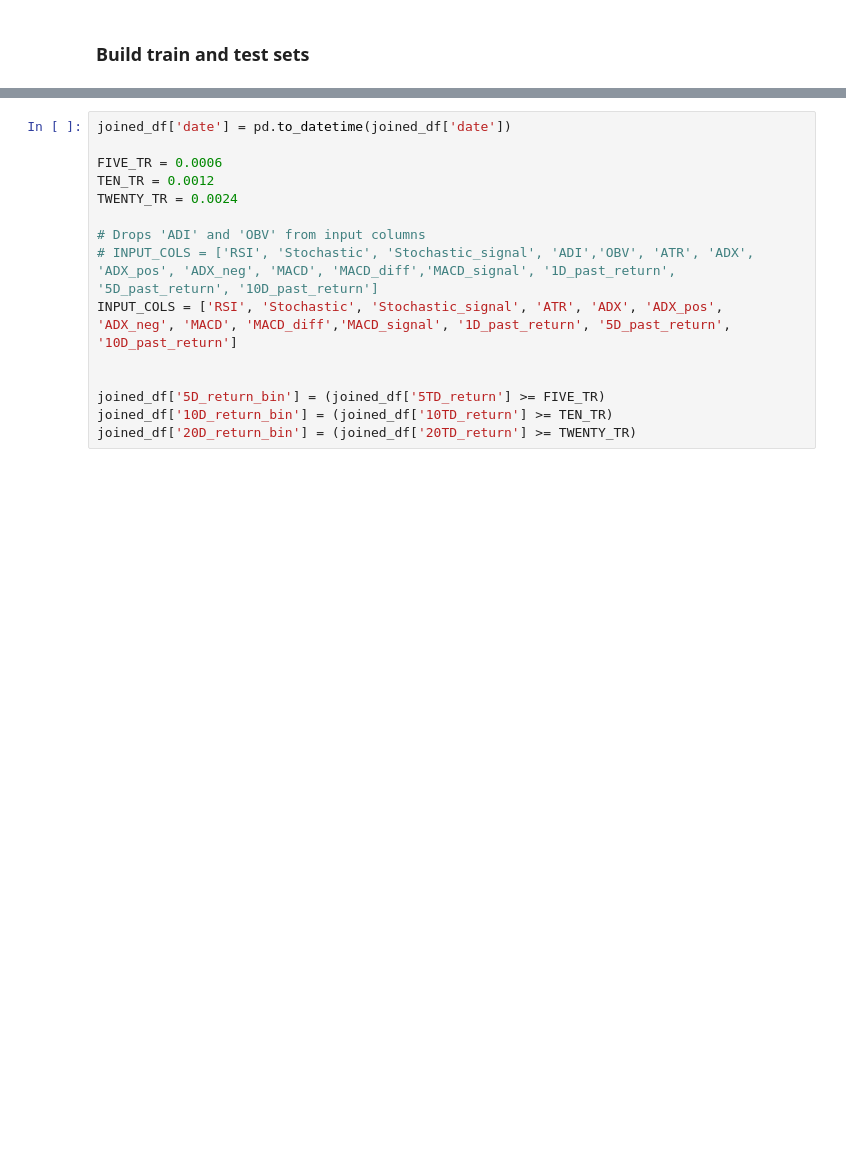
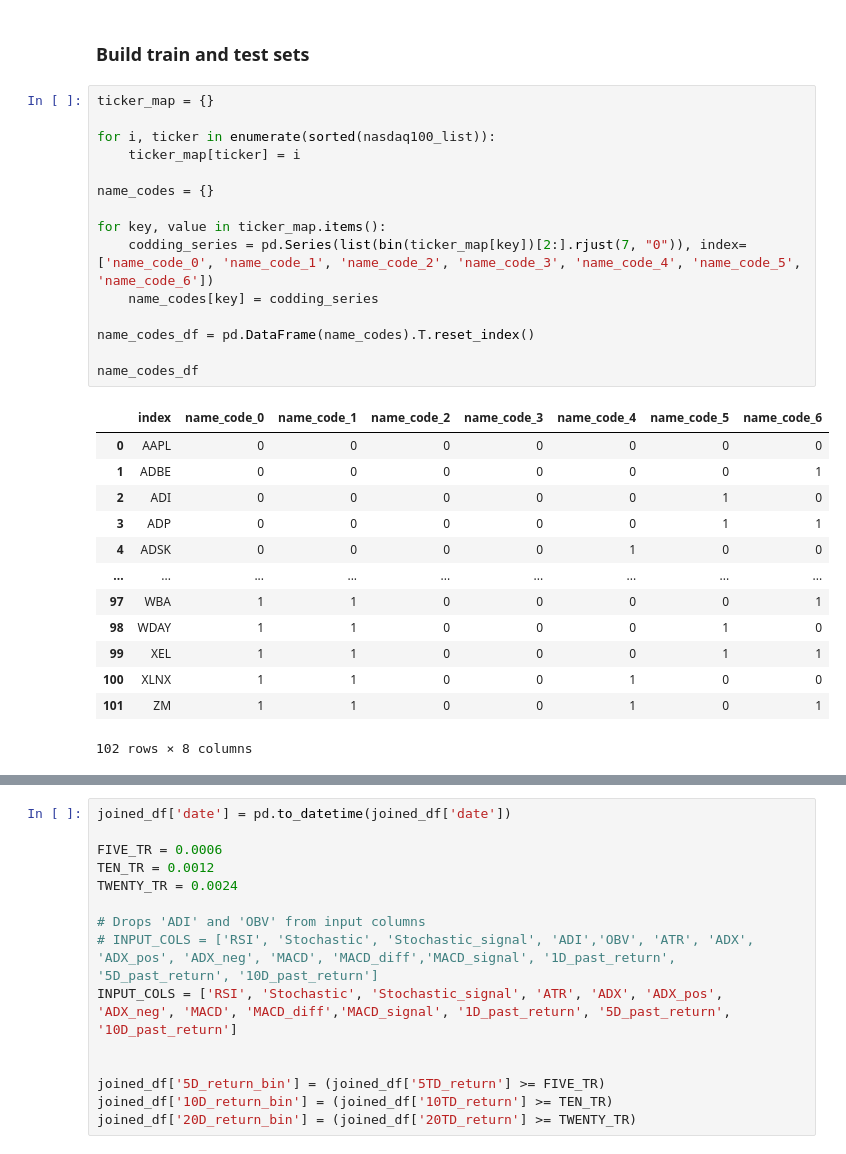
Before and after one commit to marcin-sobocinski/mlchartist, a Jupyter notebook: notebooks/Marcin/random_many_comp.ipynb, the cells around one changed output, grey strips where cells are left out. Saved outputs shown, nothing was run; the diff lists cells and outputs as text; blank space fills up the shorter version.

```diff
--- a/notebooks/Marcin/random_many_comp.ipynb
+++ b/notebooks/Marcin/random_many_comp.ipynb
@@ -52,6 +52,35 @@ for subdir, dirs, files in os.walk(raw_data_folder):
                             files_changed += 1
 # %% [markdown]
 ### Build train and test sets
+# %%
+ticker_map = {}
+
+for i, ticker in enumerate(sorted(nasdaq100_list)):
+    ticker_map[ticker] = i
+
+name_codes = {}
+
+for key, value in ticker_map.items():
+    codding_series = pd.Series(list(bin(ticker_map[key])[2:].rjust(7, "0")), index=['name_code_0', 'name_code_1', 'name_code_2', 'name_code_3', 'name_code_4', 'name_code_5', 'name_code_6'])
+    name_codes[key] = codding_series
+
+name_codes_df = pd.DataFrame(name_codes).T.reset_index()
+
+name_codes_df
+# %% [output]
+|  | index | name_code_0 | name_code_1 | name_code_2 | name_code_3 | name_code_4 | name_code_5 | name_code_6 |
+| 0 | AAPL | 0 | 0 | 0 | 0 | 0 | 0 | 0 |
+| 1 | ADBE | 0 | 0 | 0 | 0 | 0 | 0 | 1 |
+| 2 | ADI | 0 | 0 | 0 | 0 | 0 | 1 | 0 |
+| 3 | ADP | 0 | 0 | 0 | 0 | 0 | 1 | 1 |
+| 4 | ADSK | 0 | 0 | 0 | 0 | 1 | 0 | 0 |
+| ... | ... | ... | ... | ... | ... | ... | ... | ... |
+| 97 | WBA | 1 | 1 | 0 | 0 | 0 | 0 | 1 |
+| 98 | WDAY | 1 | 1 | 0 | 0 | 0 | 1 | 0 |
+| 99 | XEL | 1 | 1 | 0 | 0 | 0 | 1 | 1 |
+| 100 | XLNX | 1 | 1 | 0 | 0 | 1 | 0 | 0 |
+| 101 | ZM | 1 | 1 | 0 | 0 | 1 | 0 | 1 |
+102 rows × 8 columns
 # %%
 joined_df = pd.DataFrame()
 
```
Also changed, not shown: parts of 23 cells of this notebook, 21 other files.
